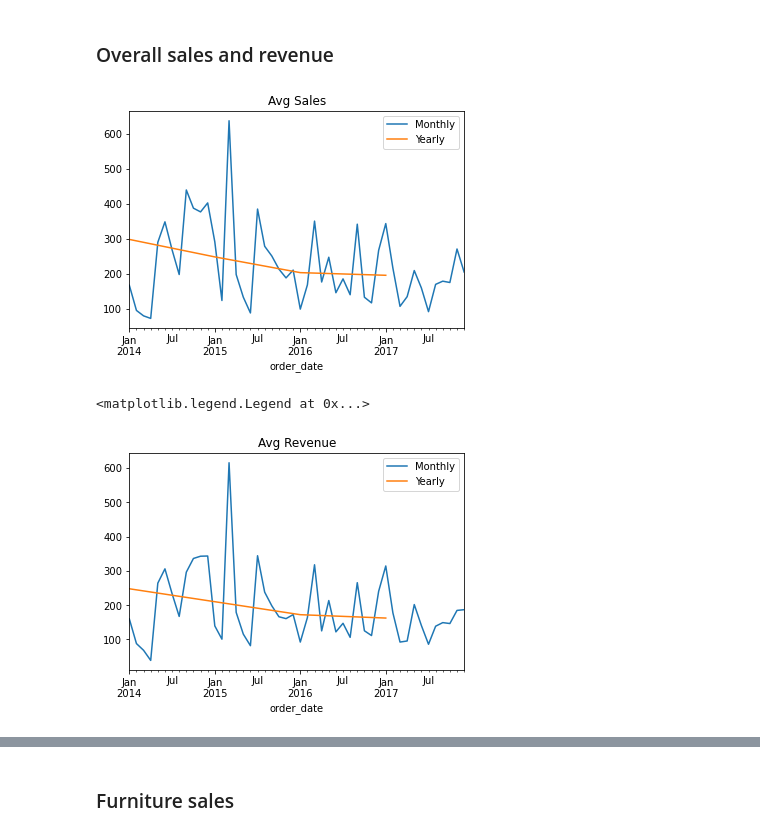
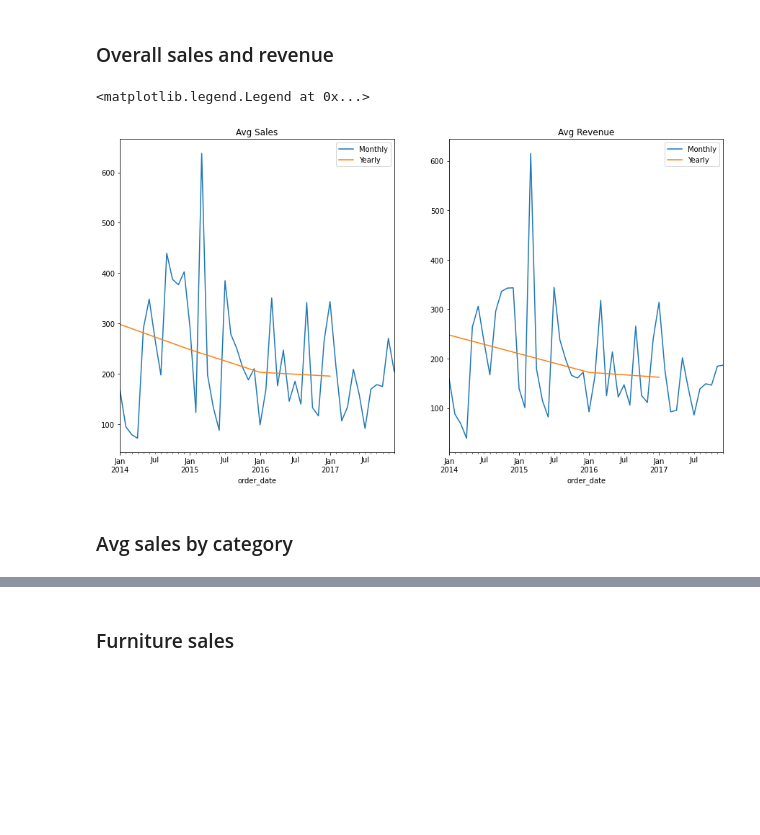
Before and after one commit to ns-tn-time-series-project/time-series-project, a Jupyter notebook: products_draft.ipynb, the cells around one changed output, grey strips where cells are left out. Saved outputs shown, nothing was run; the diff lists cells and outputs as text; code cells hidden in the pictures; blank space fills up the shorter version.

```diff
--- a/products_draft.ipynb
+++ b/products_draft.ipynb
@@ -90,16 +92,20 @@ plt.legend()
 # %% [markdown]
 ### Overall sales and revenue
 # %%
+plt.figure(figsize=(15,8))
+plt.subplot(121)
 df.resample('M').sales.mean().plot(label= 'Monthly')
 df.resample('Y').sales.mean().plot(label= 'Yearly')
 plt.title('Avg Sales')
 plt.legend()
-plt.show()
+
+plt.subplot(122)
 df.resample('M').revenue.mean().plot(label= 'Monthly')
 df.resample('Y').revenue.mean().plot(label= 'Yearly')
 plt.title('Avg Revenue')
 plt.legend()
 # %% [output]
+<matplotlib.legend.Legend at 0x...>
-[figure, old version]
+[figure, new version]
-<matplotlib.legend.Legend at 0x...>
-[figure, removed]
+# %% [markdown]
+### Avg sales by category
```
Also changed, not shown: parts of 17 cells of this notebook.
